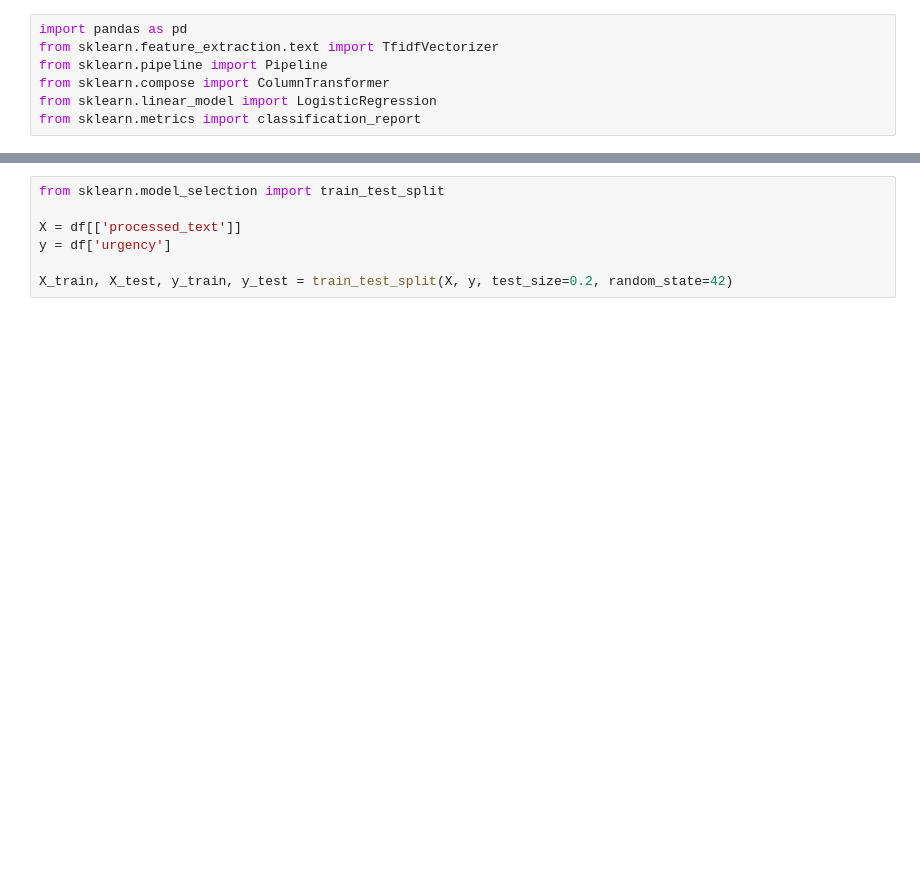
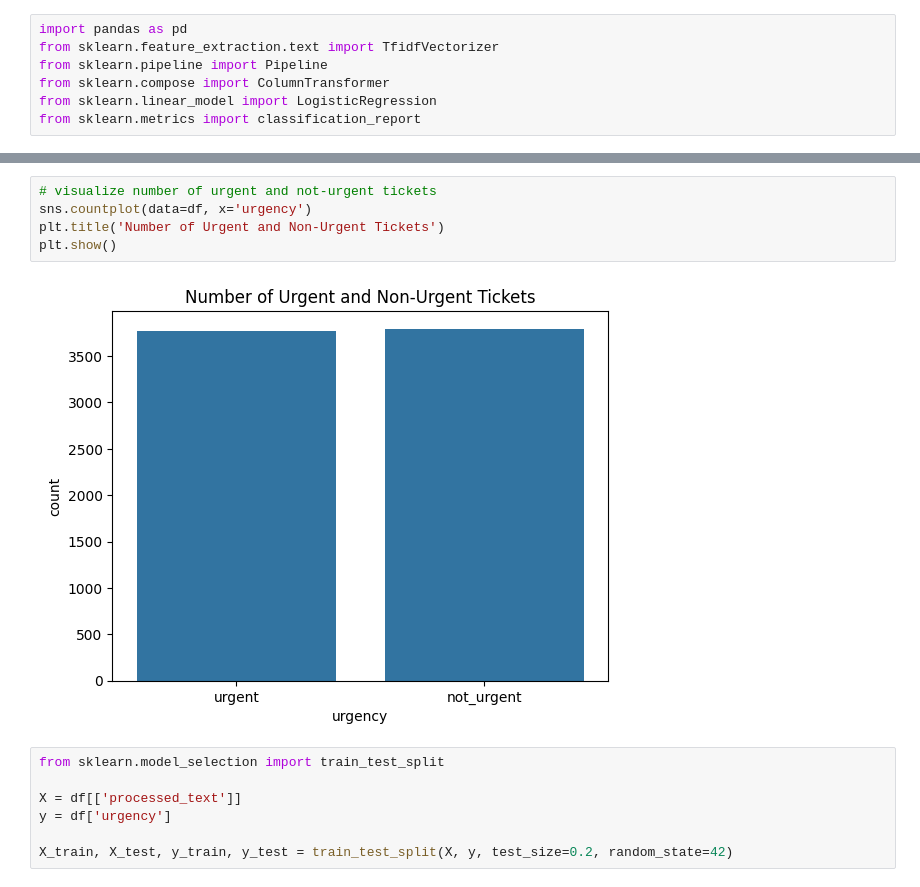
Before and after one commit to Kripa8702/Text-Classifier---Urgent-vs.-No-Urgent, a Jupyter notebook: model_training_fix.ipynb, the cells around one changed output, grey strips where cells are left out. Drawn from its saved outputs; the diff is of its cells as text; blank space fills up the shorter version.

```diff
--- a/model_training_fix.ipynb
+++ b/model_training_fix.ipynb
@@ -52,3 +74,10 @@ plt.tight_layout()
+# %%
+# visualize number of urgent and not-urgent tickets
+sns.countplot(data=df, x='urgency')
+plt.title('Number of Urgent and Non-Urgent Tickets')
+plt.show()
+# %% [output]
+[figure, added]
 # %%
 from sklearn.model_selection import train_test_split
 
```
Also changed, not shown: parts of 13 cells of this notebook, 7 other files.
